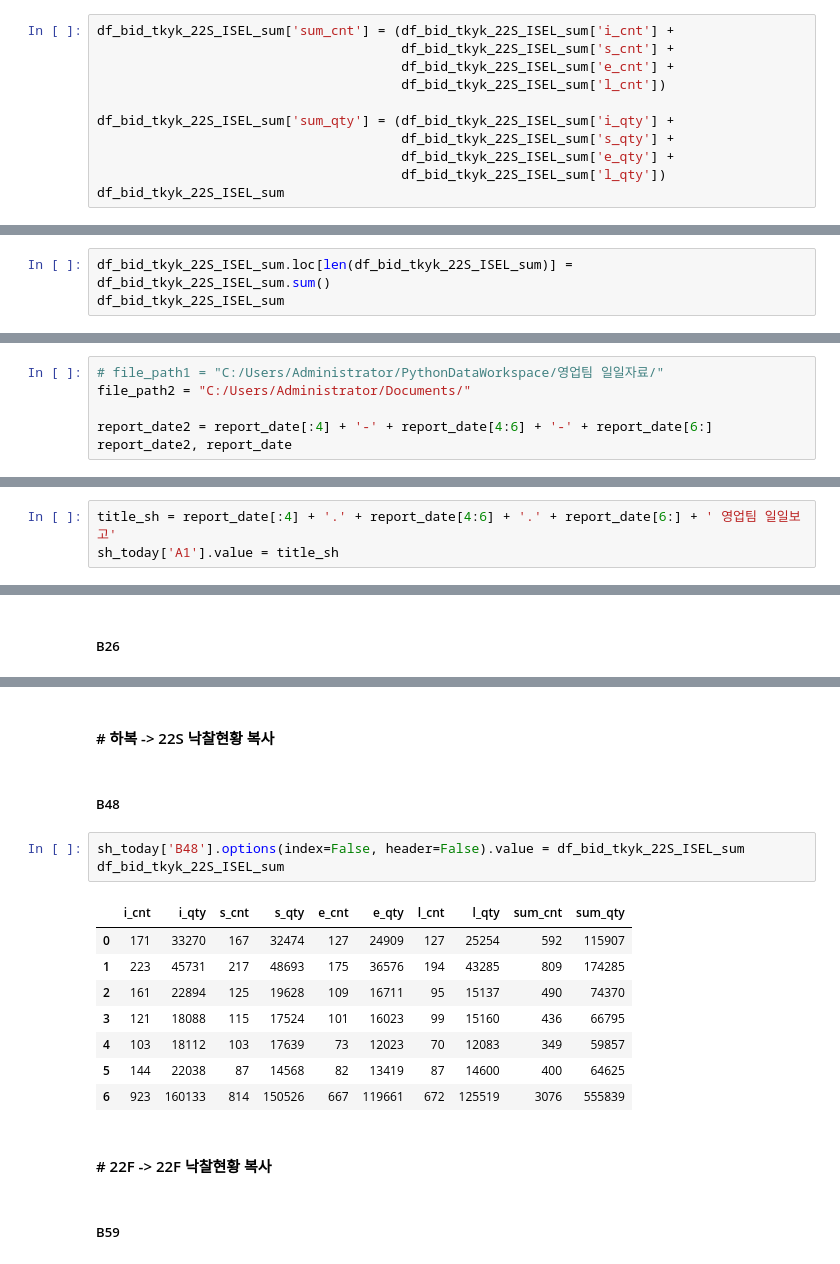
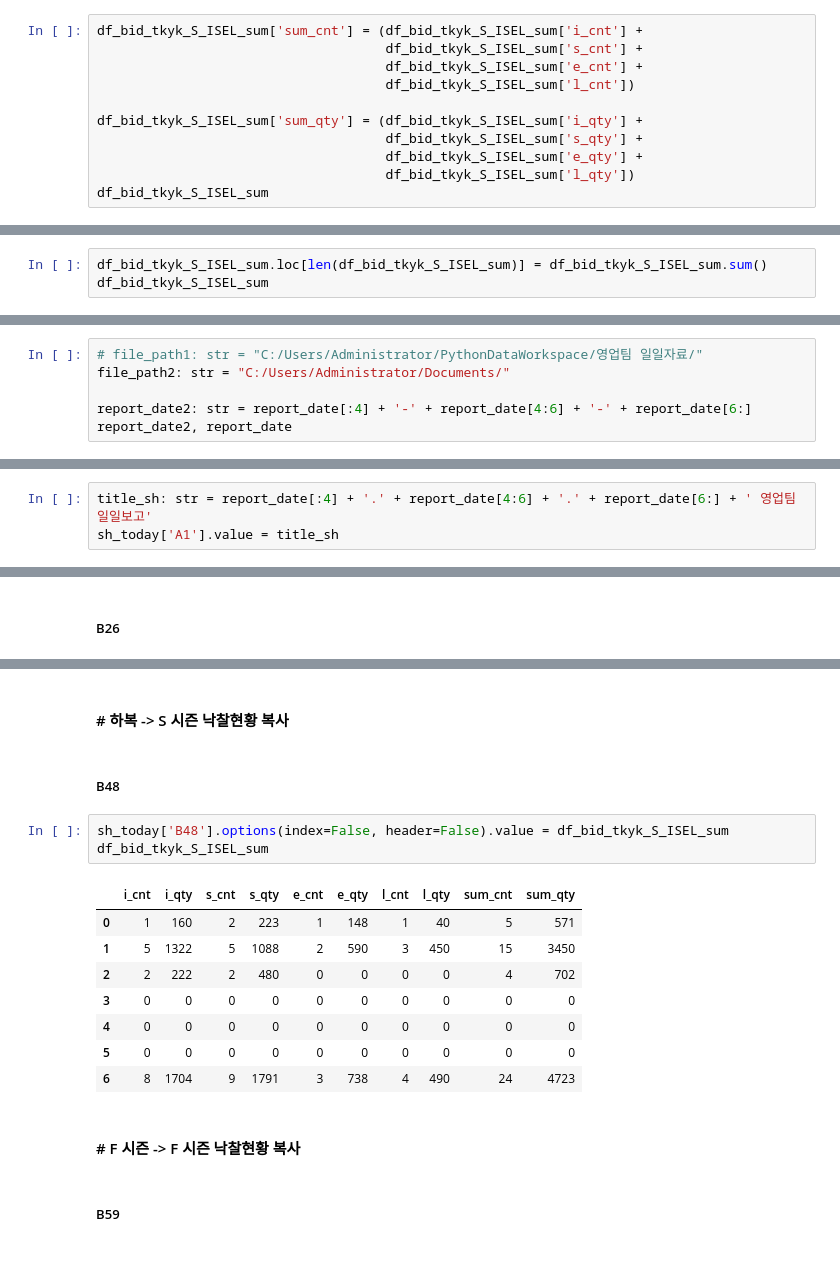
Before and after one commit to tobornot2b/sales_daily_report, a Jupyter notebook: sales_daily_report.ipynb, the cells around one changed output, grey strips where cells are left out. Saved outputs shown, nothing was run; the diff lists cells and outputs as text.

```diff
--- a/sales_daily_report.ipynb
+++ b/sales_daily_report.ipynb
@@ -977,13 +962,13 @@ df_bid_tkyk_22S_ISEL_sum
 # %%
-df_bid_tkyk_22S_ISEL_sum['sum_cnt'] = (df_bid_tkyk_22S_ISEL_sum['i_cnt'] +
-                                       df_bid_tkyk_22S_ISEL_sum['s_cnt'] +
-                                       df_bid_tkyk_22S_ISEL_sum['e_cnt'] +
-                                       df_bid_tkyk_22S_ISEL_sum['l_cnt'])
+df_bid_tkyk_S_ISEL_sum['sum_cnt'] = (df_bid_tkyk_S_ISEL_sum['i_cnt'] +
+                                     df_bid_tkyk_S_ISEL_sum['s_cnt'] +
+                                     df_bid_tkyk_S_ISEL_sum['e_cnt'] +
+                                     df_bid_tkyk_S_ISEL_sum['l_cnt'])
 
-df_bid_tkyk_22S_ISEL_sum['sum_qty'] = (df_bid_tkyk_22S_ISEL_sum['i_qty'] +
-                                       df_bid_tkyk_22S_ISEL_sum['s_qty'] +
-                                       df_bid_tkyk_22S_ISEL_sum['e_qty'] +
-                                       df_bid_tkyk_22S_ISEL_sum['l_qty'])
-df_bid_tkyk_22S_ISEL_sum
+df_bid_tkyk_S_ISEL_sum['sum_qty'] = (df_bid_tkyk_S_ISEL_sum['i_qty'] +
+                                     df_bid_tkyk_S_ISEL_sum['s_qty'] +
+                                     df_bid_tkyk_S_ISEL_sum['e_qty'] +
+                                     df_bid_tkyk_S_ISEL_sum['l_qty'])
+df_bid_tkyk_S_ISEL_sum
 # %% [output]
 |  | i_cnt | i_qty | s_cnt | s_qty | e_cnt | e_qty | l_cnt | l_qty | sum_cnt | sum_qty |
@@ -996,5 +981,5 @@ df_bid_tkyk_22S_ISEL_sum
 # %%
-df_bid_tkyk_22S_ISEL_sum.loc[len(df_bid_tkyk_22S_ISEL_sum)] = df_bid_tkyk_22S_ISEL_sum.sum()
-df_bid_tkyk_22S_ISEL_sum
+df_bid_tkyk_S_ISEL_sum.loc[len(df_bid_tkyk_S_ISEL_sum)] = df_bid_tkyk_S_ISEL_sum.sum()
+df_bid_tkyk_S_ISEL_sum
 # %% [output]
 |  | i_cnt | i_qty | s_cnt | s_qty | e_cnt | e_qty | l_cnt | l_qty | sum_cnt | sum_qty |
@@ -1453,9 +1436,9 @@ import xlwings as xw
 # %% [markdown]
 ### 환경변수
 # %%
-# file_path1 = "C:/Users/Administrator/PythonDataWorkspace/영업팀 일일자료/"
-file_path2 = "C:/Users/Administrator/Documents/"
+# file_path1: str = "C:/Users/Administrator/PythonDataWorkspace/영업팀 일일자료/"
+file_path2: str = "C:/Users/Administrator/Documents/"
 
-report_date2 = report_date[:4] + '-' + report_date[4:6] + '-' + report_date[6:]
+report_date2: str = report_date[:4] + '-' + report_date[4:6] + '-' + report_date[6:]
 report_date2, report_date
 # %% [output]
@@ -1760,7 +1745,7 @@ sh_today = wb_day.sheets[report_date[2:]]
 # %% [markdown]
 ##### A1
 # %%
-title_sh = report_date[:4] + '.' + report_date[4:6] + '.' + report_date[6:] + ' 영업팀 일일보고'
+title_sh: str = report_date[:4] + '.' + report_date[4:6] + '.' + report_date[6:] + ' 영업팀 일일보고'
 sh_today['A1'].value = title_sh
 # %% [markdown]
 #### 어제 데이터 영역 복사
@@ -1845,21 +1830,21 @@ df_bid_tkyk_23N22F_ISEL_sum
 # %% [markdown]
-#### # 하복 -> 22S 낙찰현황 복사
+#### # 하복 -> S 시즌 낙찰현황 복사
 # %% [markdown]
 ##### B48
 # %%
-sh_today['B48'].options(index=False, header=False).value = df_bid_tkyk_22S_ISEL_sum
-df_bid_tkyk_22S_ISEL_sum
+sh_today['B48'].options(index=False, header=False).value = df_bid_tkyk_S_ISEL_sum
+df_bid_tkyk_S_ISEL_sum
 # %% [output]
 |  | i_cnt | i_qty | s_cnt | s_qty | e_cnt | e_qty | l_cnt | l_qty | sum_cnt | sum_qty |
-| 0 | 171 | 33270 | 167 | 32474 | 127 | 24909 | 127 | 25254 | 592 | 115907 |
-| 1 | 223 | 45731 | 217 | 48693 | 175 | 36576 | 194 | 43285 | 809 | 174285 |
-| 2 | 161 | 22894 | 125 | 19628 | 109 | 16711 | 95 | 15137 | 490 | 74370 |
-| 3 | 121 | 18088 | 115 | 17524 | 101 | 16023 | 99 | 15160 | 436 | 66795 |
-| 4 | 103 | 18112 | 103 | 17639 | 73 | 12023 | 70 | 12083 | 349 | 59857 |
-| 5 | 144 | 22038 | 87 | 14568 | 82 | 13419 | 87 | 14600 | 400 | 64625 |
-| 6 | 923 | 160133 | 814 | 150526 | 667 | 119661 | 672 | 125519 | 3076 | 555839 |
+| 0 | 1 | 160 | 2 | 223 | 1 | 148 | 1 | 40 | 5 | 571 |
+| 1 | 5 | 1322 | 5 | 1088 | 2 | 590 | 3 | 450 | 15 | 3450 |
+| 2 | 2 | 222 | 2 | 480 | 0 | 0 | 0 | 0 | 4 | 702 |
+| 3 | 0 | 0 | 0 | 0 | 0 | 0 | 0 | 0 | 0 | 0 |
+| 4 | 0 | 0 | 0 | 0 | 0 | 0 | 0 | 0 | 0 | 0 |
+| 5 | 0 | 0 | 0 | 0 | 0 | 0 | 0 | 0 | 0 | 0 |
+| 6 | 8 | 1704 | 9 | 1791 | 3 | 738 | 4 | 490 | 24 | 4723 |
 # %% [markdown]
-#### # 22F -> 22F 낙찰현황 복사
+#### # F 시즌 -> F 시즌 낙찰현황 복사
 # %% [markdown]
 ##### B59
 # %%
```
Also changed, not shown: parts of 100 cells of this notebook, 5 other files.
